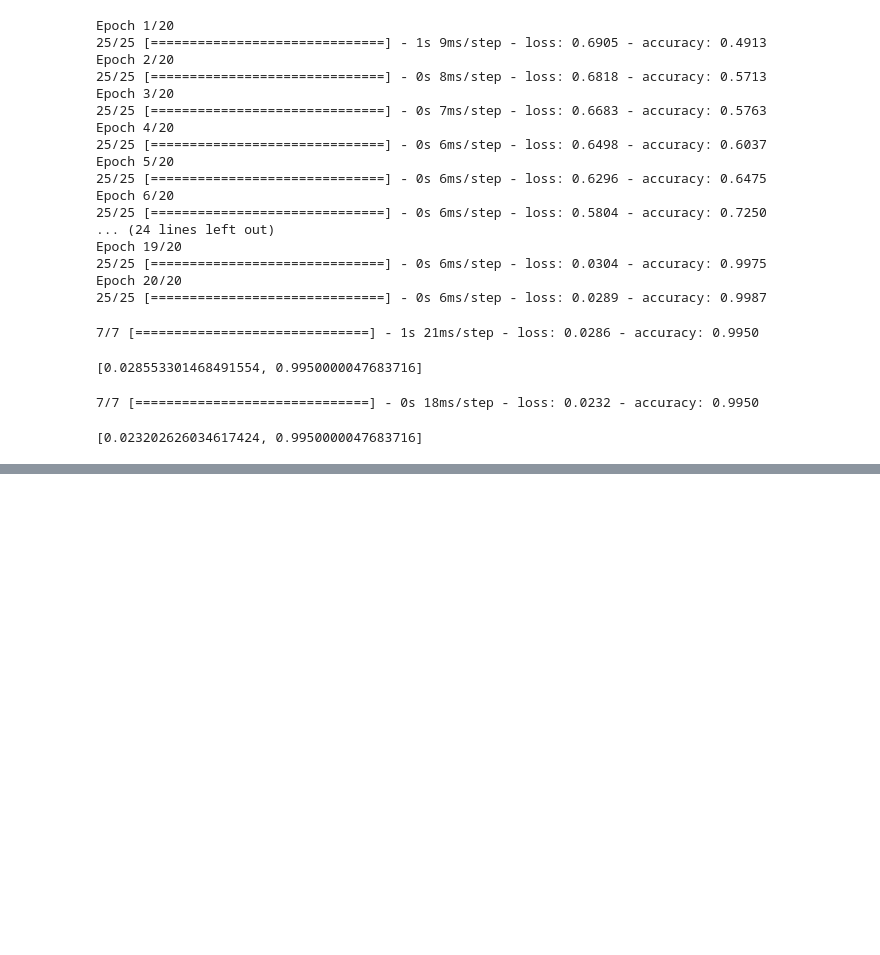
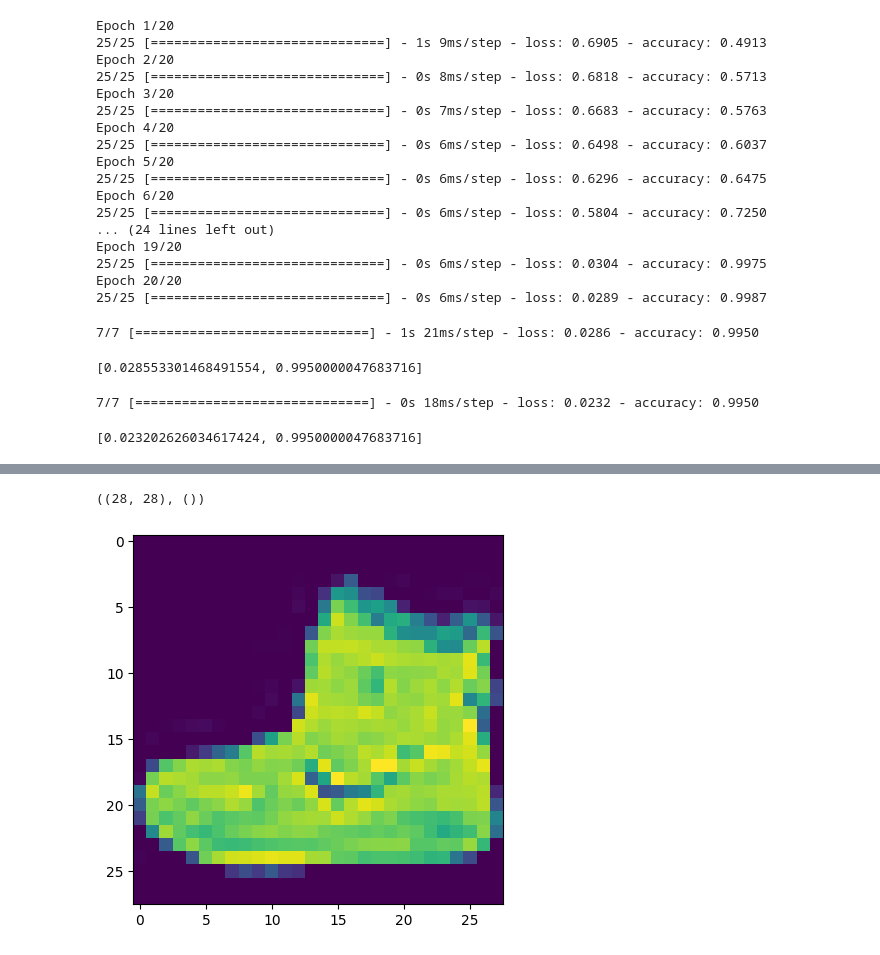
Before and after one commit to Jammal7/Introduction_to_Data_Science, a Jupyter notebook: Deep Learning/Tensorflow/02_neural_network_classification.ipynb, the cells around one changed output, grey strips where cells are left out. Saved outputs shown, nothing was run; the diff lists cells and outputs as text; code cells hidden in the pictures; blank space fills up the shorter version.

```diff
--- a/Deep Learning/Tensorflow/02_neural_network_classification.ipynb
+++ b/Deep Learning/Tensorflow/02_neural_network_classification.ipynb
@@ -544,0 +549,3 @@ model_7.evaluate(X_test, y_test)
+# %%
+# Import Fashion MNIST dataset - The data has already been sorted into training and test sets
+(train_data, train_labels), (test_data, test_labels) = tf.keras.datasets.fashion_mnist.load_data()
@@ -544,0 +583,9 @@ model_7.evaluate(X_test, y_test)
+# %%
+train_data[0].shape, train_labels[0].shape
+# %% [output]
+((28, 28), ())
+# %%
+# Plot a single sample
+plt.imshow(train_data[0]);
+# %% [output]
+[figure, added]
```
Also changed, not shown: parts of 17 cells of this notebook.
